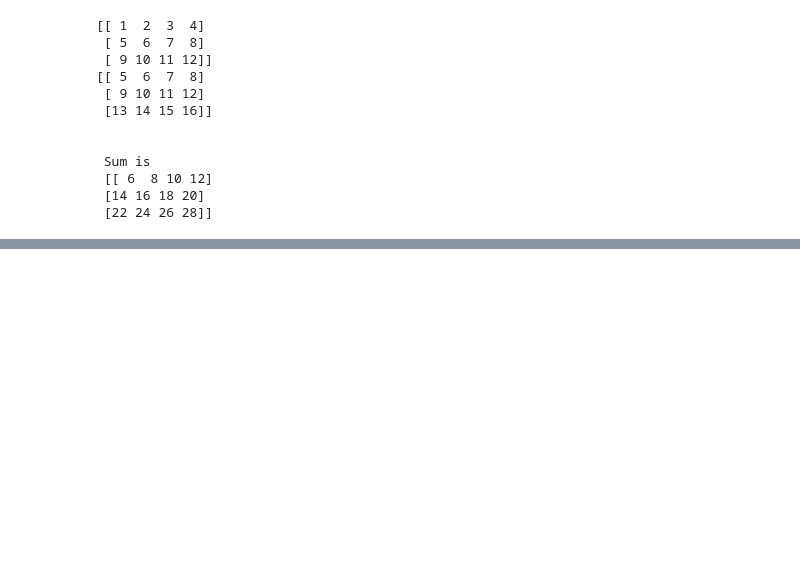
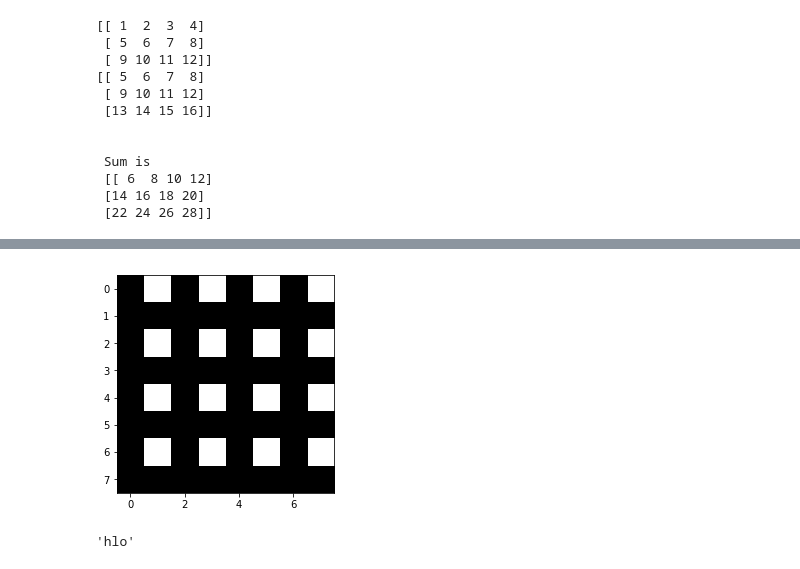
Before and after one commit to shivanshrai13/python-sep-batch, a Jupyter notebook: numpy_module.ipynb, the cells around one changed output, grey strips where cells are left out. Saved outputs shown, nothing was run; the diff lists cells and outputs as text; code cells hidden in the pictures; blank space fills up the shorter version.

```diff
--- a/numpy_module.ipynb
+++ b/numpy_module.ipynb
@@ -95,0 +109,20 @@ print("\n\n Sum is \n", sum)
+# %%
+import matplotlib.pyplot as plt
+import numpy as np
+
+arr = np.zeros((8,8, 3))
+
+arr[::2, 1::2] = 1
+arr[1::2, ::2] = 1
+
+plt.imshow(arr)
+
+plt.show()
+# %% [output]
+[figure, added]
+# %%
+a = 'hello'
+
+a[::2]
+# %% [output]
+'hlo'
```
Also changed, not shown: parts of 2 cells of this notebook, 1 other file.
